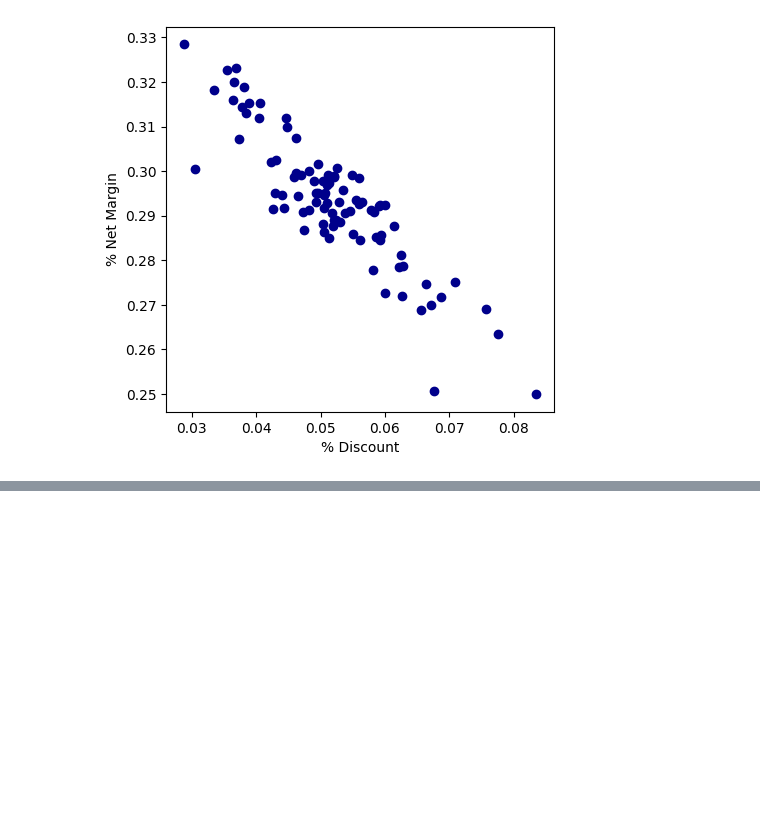
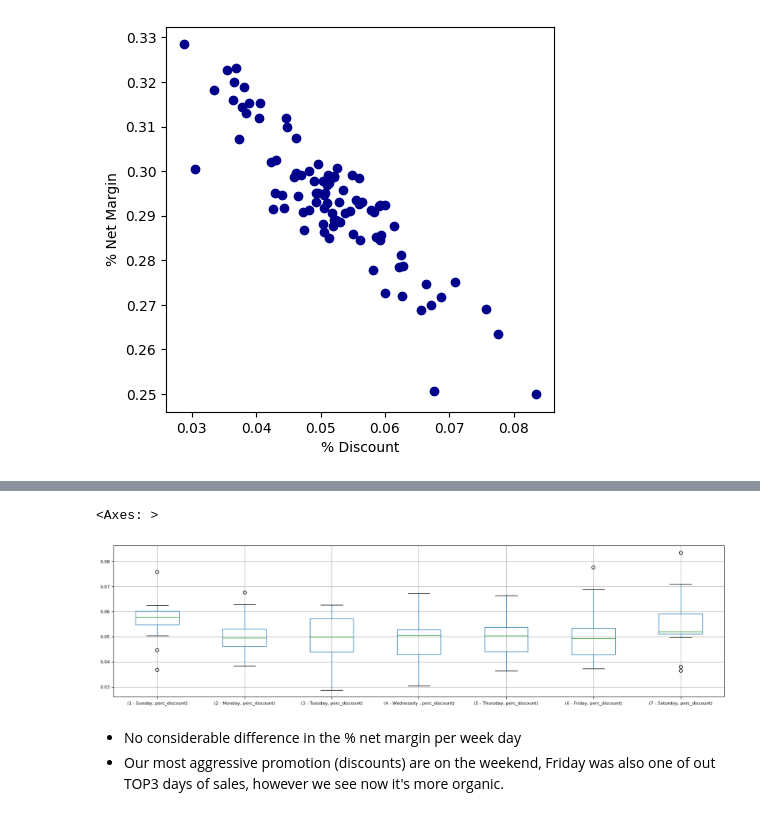
Before and after one commit to jsamu1994/data-challenge-jan-2024, a Jupyter notebook: python_files/exploring_dataset_1.ipynb, the cells around one changed output, grey strips where cells are left out. Cells and saved outputs as stored; diff of their text form; code cells hidden in the pictures; blank space fills up the shorter version.

```diff
--- a/python_files/exploring_dataset_1.ipynb
+++ b/python_files/exploring_dataset_1.ipynb
@@ -300,0 +323,9 @@ Text(0.5, 0, '% Discount')
+# %%
+df_revenue_daily_grouped = df_revenue_daily[['Week Day', 'perc_discount']].groupby('Week Day')
+df_revenue_daily_grouped.boxplot(subplots=False, figsize=(20,5), fontsize=8)
+# %% [output]
+<Axes: >
+[figure, added]
+# %% [markdown]
+* No considerable difference in the % net margin per week day
+* Our most aggressive promotion (discounts) are on the weekend, Friday was also one of out TOP3 days of sales, however we see now it's more organic.
```
Also changed, not shown: parts of 4 cells of this notebook.
